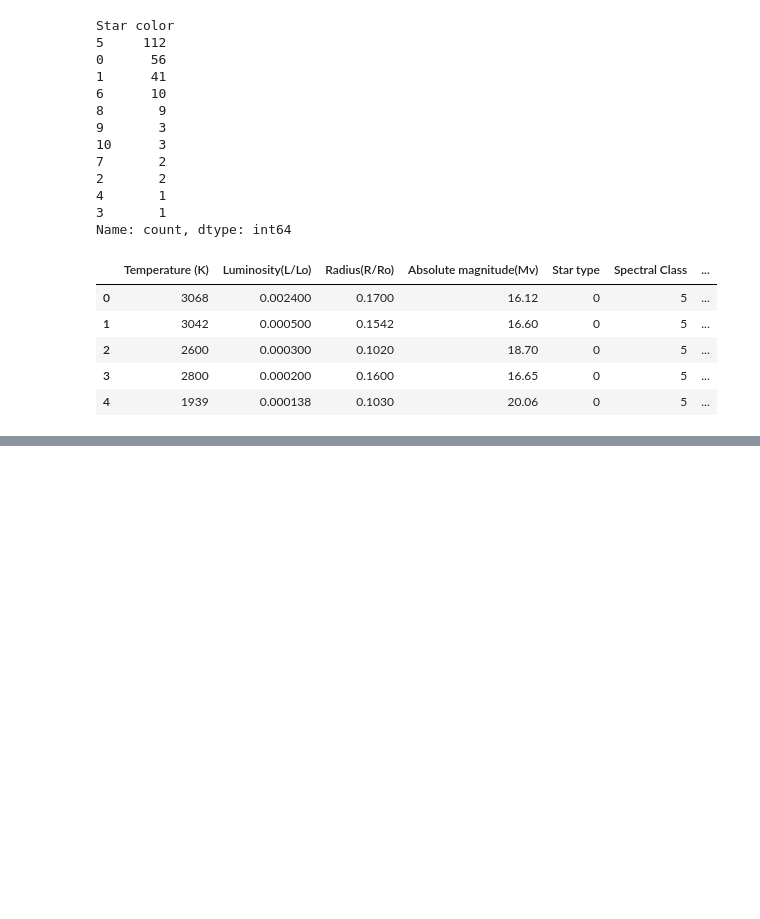
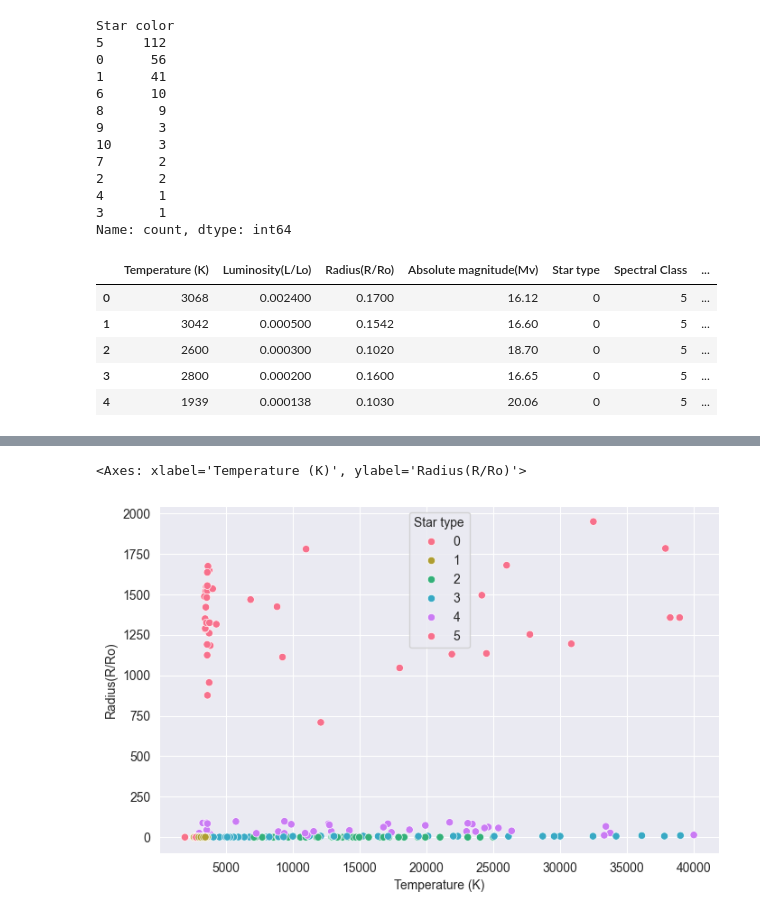
Before and after one commit to IoNiCx1/Star_classification, a Jupyter notebook: Project.ipynb, the cells around one changed output, grey strips where cells are left out. Drawn from its saved outputs; the diff is of its cells as text; code cells hidden in the pictures; blank space fills up the shorter version.

```diff
--- a/Project.ipynb
+++ b/Project.ipynb
@@ -149,3 +149,7 @@ df.head()
 | 2 | 2600 | 0.000300 | 0.1020 | 18.70 | 0 | 5 | ... |
 | 3 | 2800 | 0.000200 | 0.1600 | 16.65 | 0 | 5 | ... |
 | 4 | 1939 | 0.000138 | 0.1030 | 20.06 | 0 | 5 | ... |
+# %%
+spectral_order={'O':6,'B':5,'A':4,'F':3,'G':2,'K':1,'M':0}
+# %%
+df['Spectral Class']= df2['Spectral Class'].map(spectral_order)
@@ -151,0 +165,5 @@ df.head()
+# %%
+sns.scatterplot(data= df,x = 'Temperature (K)',y= 'Radius(R/Ro)',hue= 'Star type',palette='husl')
+# %% [output]
+<Axes: xlabel='Temperature (K)', ylabel='Radius(R/Ro)'>
+[figure, added]
```
Also changed, not shown: parts of 7 cells of this notebook.
